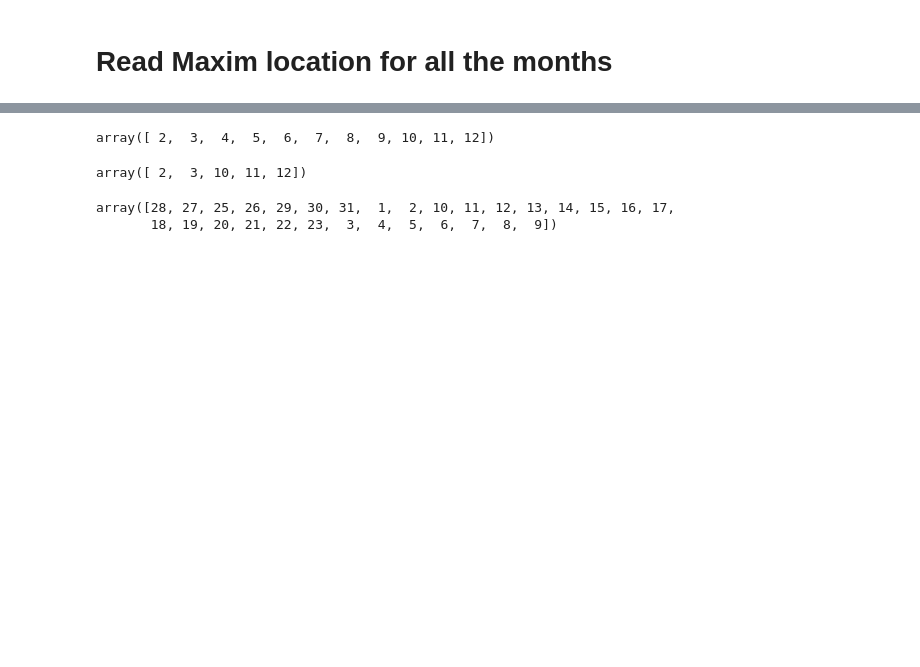
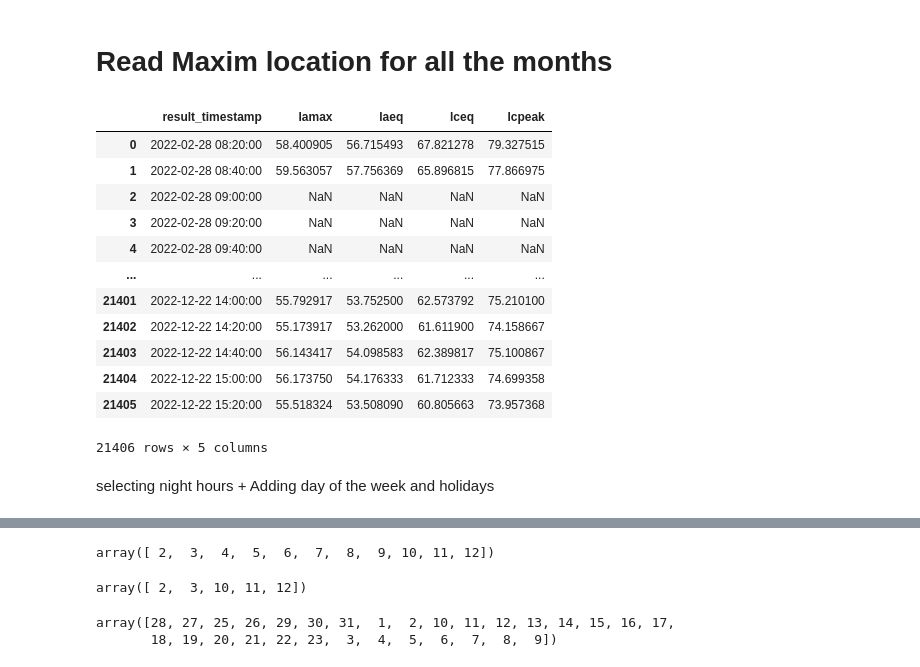
Before and after one commit to AnastasiaDv491/Modern-Data-Analytics-Backend, a Jupyter notebook: Data wrangling.ipynb, the cells around one changed output, grey strips where cells are left out. Saved outputs shown, nothing was run; the diff lists cells and outputs as text; code cells hidden in the pictures; blank space fills up the shorter version.

Commit message:
night hours, weekdays and holidays

```diff
--- a/Data wrangling.ipynb
+++ b/Data wrangling.ipynb
@@ -27,5 +27,21 @@ full_maxim_df = full_maxim_df.resample('20min',closed = 'right', on='result_time
 full_maxim_df.reset_index(inplace=True)
 full_maxim_df.to_parquet('Dataset/full_maxim_df.parquet')
 # %%
-test_maxim_df = pd.read_parquet('Dataset/full_maxim_df.parquet')
-test_maxim_df
+maxim_df = pd.read_parquet('Dataset/full_maxim_df.parquet')
+maxim_df
+# %% [output]
+|  | result_timestamp | lamax | laeq | lceq | lcpeak |
+| 0 | 2022-02-28 08:20:00 | 58.400905 | 56.715493 | 67.821278 | 79.327515 |
+| 1 | 2022-02-28 08:40:00 | 59.563057 | 57.756369 | 65.896815 | 77.866975 |
+| 2 | 2022-02-28 09:00:00 | NaN | NaN | NaN | NaN |
+| 3 | 2022-02-28 09:20:00 | NaN | NaN | NaN | NaN |
+| 4 | 2022-02-28 09:40:00 | NaN | NaN | NaN | NaN |
+| ... | ... | ... | ... | ... | ... |
+| 21401 | 2022-12-22 14:00:00 | 55.792917 | 53.752500 | 62.573792 | 75.210100 |
+| 21402 | 2022-12-22 14:20:00 | 55.173917 | 53.262000 | 61.611900 | 74.158667 |
+| 21403 | 2022-12-22 14:40:00 | 56.143417 | 54.098583 | 62.389817 | 75.100867 |
+| 21404 | 2022-12-22 15:00:00 | 56.173750 | 54.176333 | 61.712333 | 74.699358 |
+| 21405 | 2022-12-22 15:20:00 | 55.518324 | 53.508090 | 60.805663 | 73.957368 |
+21406 rows × 5 columns
+# %% [markdown]
+selecting night hours + Adding day of the week and holidays
```
Also changed, not shown: parts of 4 cells of this notebook.
